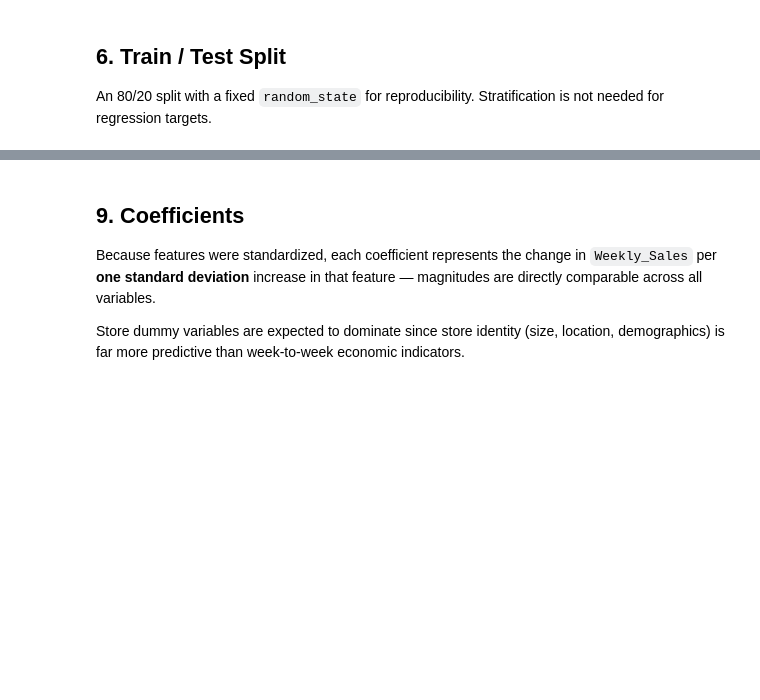
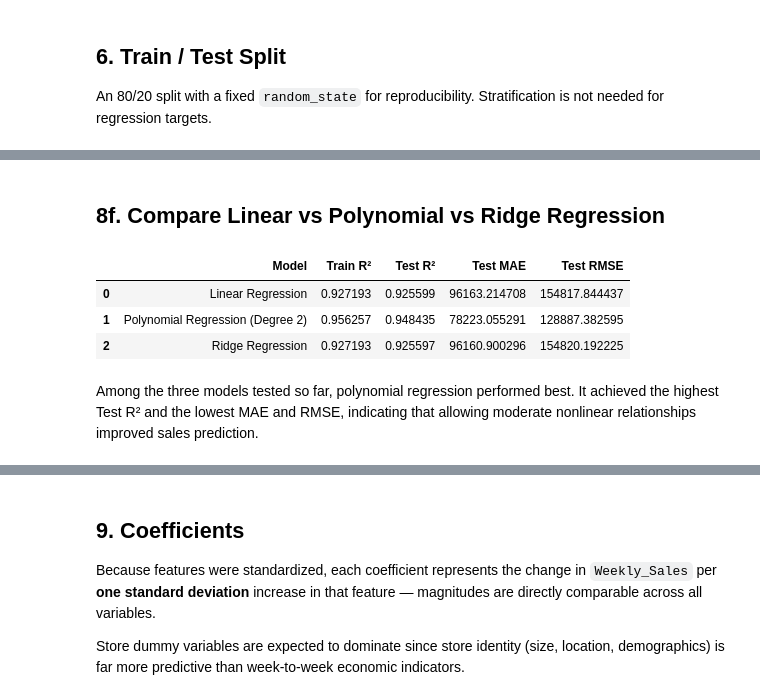
Before and after one commit to leonTan21/inventory-demand-prediction-ml, a Jupyter notebook: notebooks/walmart_linear_regression.ipynb, the cells around one changed output, grey strips where cells are left out. Cells and saved outputs as stored; diff of their text form; code cells hidden in the pictures; blank space fills up the shorter version.

Commit message:
Added polynomial and ridge regression models, and compared all three models

```diff
--- a/notebooks/walmart_linear_regression.ipynb
+++ b/notebooks/walmart_linear_regression.ipynb
@@ -289,0 +486,17 @@ print(f'  Test  RMSE: ${test_rmse:,.0f}')
+# %%
+# Evaluate Ridge Regression
+y_pred_train_ridge = best_ridge.predict(X_train)
+y_pred_test_ridge = best_ridge.predict(X_test)
+
+ridge_train_r2 = r2_score(y_train, y_pred_train_ridge)
+ridge_test_r2 = r2_score(y_test, y_pred_test_ridge)
+ridge_test_mae = mean_absolute_error(y_test, y_pred_test_ridge)
+ridge_test_rmse = mean_squared_error(y_test, y_pred_test_ridge) ** 0.5
+
+print("=" * 40)
+print("RIDGE REGRESSION — Results")
+print("=" * 40)
+print(f"Train R²:   {ridge_train_r2:.4f}")
+print(f"Test R²:    {ridge_test_r2:.4f}")
+print(f"Test MAE:   ${ridge_test_mae:,.0f}")
+print(f"Test RMSE:  ${ridge_test_rmse:,.0f}")
@@ -289,0 +511,39 @@ print(f'  Test  RMSE: ${test_rmse:,.0f}')
+# %% [markdown]
+## 8f. Compare Linear vs Polynomial vs Ridge Regression
+# %%
+comparison_df = pd.DataFrame({
+    'Model': [
+        'Linear Regression',
+        'Polynomial Regression (Degree 2)',
+        'Ridge Regression'
+    ],
+    'Train R²': [
+        train_r2,
+        poly_train_r2,
+        ridge_train_r2
+    ],
+    'Test R²': [
+        test_r2,
+        poly_test_r2,
+        ridge_test_r2
+    ],
+    'Test MAE': [
+        test_mae,
+        poly_test_mae,
+        ridge_test_mae
+    ],
+    'Test RMSE': [
+        test_rmse,
+        poly_test_rmse,
+        ridge_test_rmse
+    ]
+})
+
+comparison_df
+# %% [output]
+|  | Model | Train R² | Test R² | Test MAE | Test RMSE |
+| 0 | Linear Regression | 0.927193 | 0.925599 | 96163.214708 | 154817.844437 |
+| 1 | Polynomial Regression (Degree 2) | 0.956257 | 0.948435 | 78223.055291 | 128887.382595 |
+| 2 | Ridge Regression | 0.927193 | 0.925597 | 96160.900296 | 154820.192225 |
+# %% [markdown]
+Among the three models tested so far, polynomial regression performed best. It achieved the highest Test R² and the lowest MAE and RMSE, indicating that allowing moderate nonlinear relationships improved sales prediction.
```
Also changed, not shown: parts of 28 cells of this notebook.
